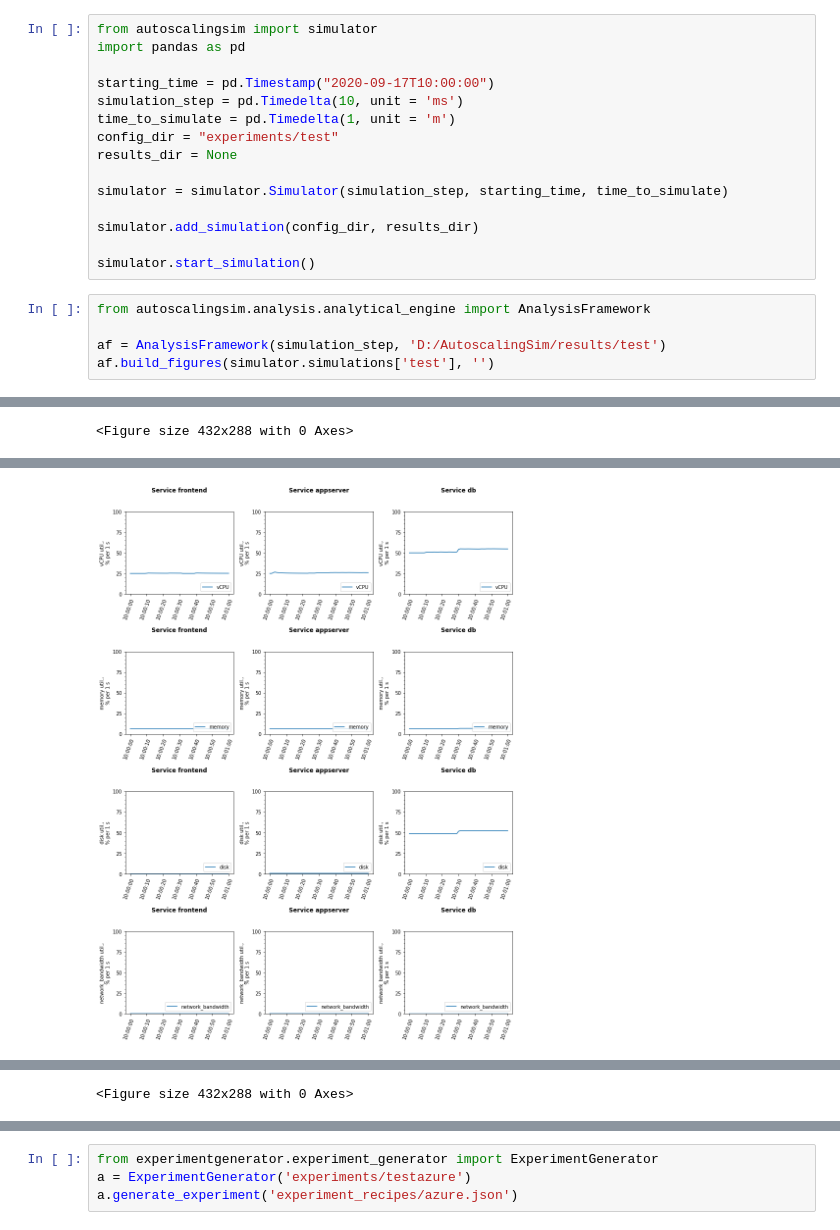
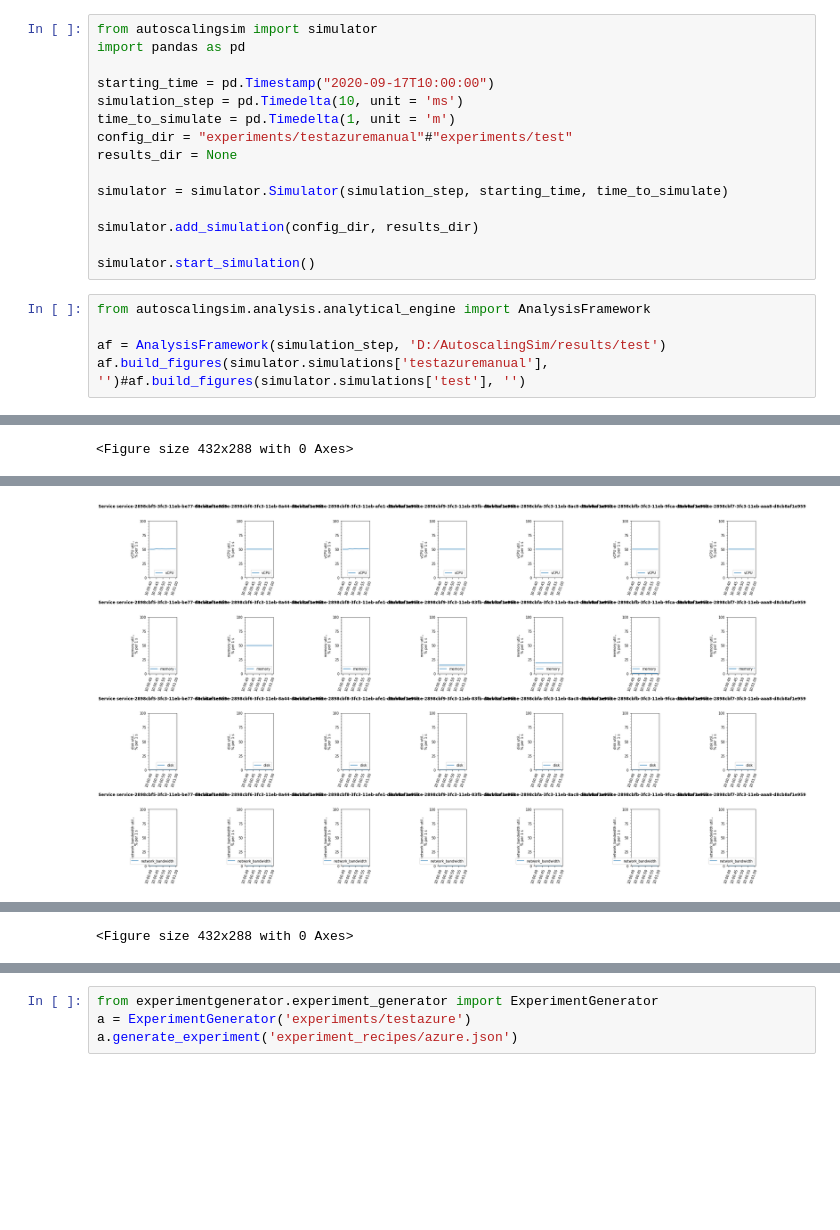
Before and after one commit to Remit/autoscaling-simulator, a Jupyter notebook: analysis.ipynb, the cells around one changed output, grey strips where cells are left out. Cells and saved outputs as stored; diff of their text form; blank space fills up the shorter version.

```diff
--- a/analysis.ipynb
+++ b/analysis.ipynb
@@ -5,7 +5,7 @@ import pandas as pd
 starting_time = pd.Timestamp("2020-09-17T10:00:00")
 simulation_step = pd.Timedelta(10, unit = 'ms')
 time_to_simulate = pd.Timedelta(1, unit = 'm')
-config_dir = "experiments/test"
+config_dir = "experiments/testazuremanual"#"experiments/test"
 results_dir = None
 
 simulator = simulator.Simulator(simulation_step, starting_time, time_to_simulate)
@@ -17,5 +17,5 @@ simulator.start_simulation()
 from autoscalingsim.analysis.analytical_engine import AnalysisFramework
 
 af = AnalysisFramework(simulation_step, 'D:/AutoscalingSim/results/test')
-af.build_figures(simulator.simulations['test'], '')
+af.build_figures(simulator.simulations['testazuremanual'], '')#af.build_figures(simulator.simulations['test'], '')
 # %% [output]
@@ -26 +26 @@ af.build_figures(simulator.simulations['test'], '')
-[figure, old version]
+[figure, new version]
```
Also changed, not shown: parts of 1 cell of this notebook, 19 other files.
